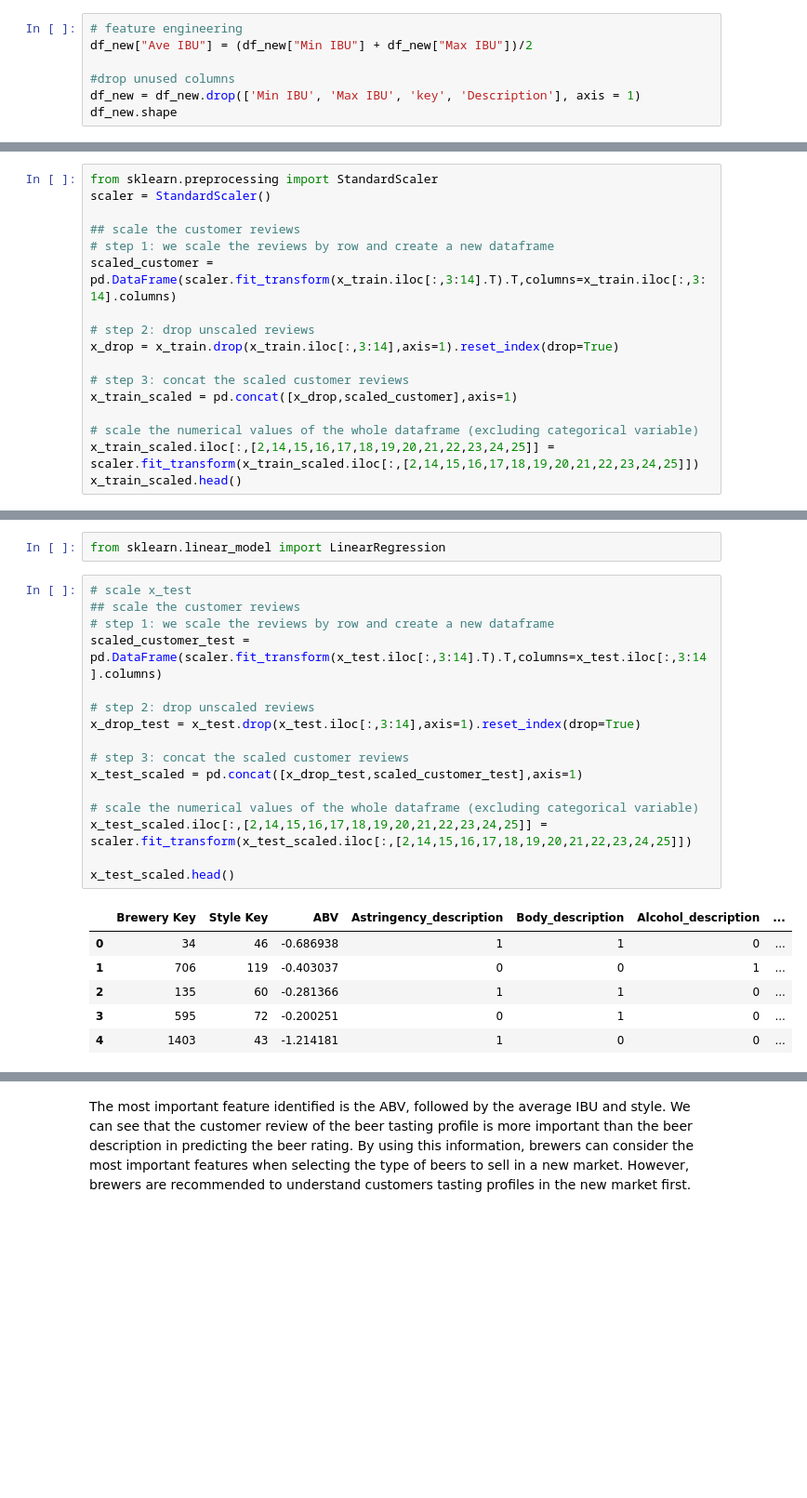
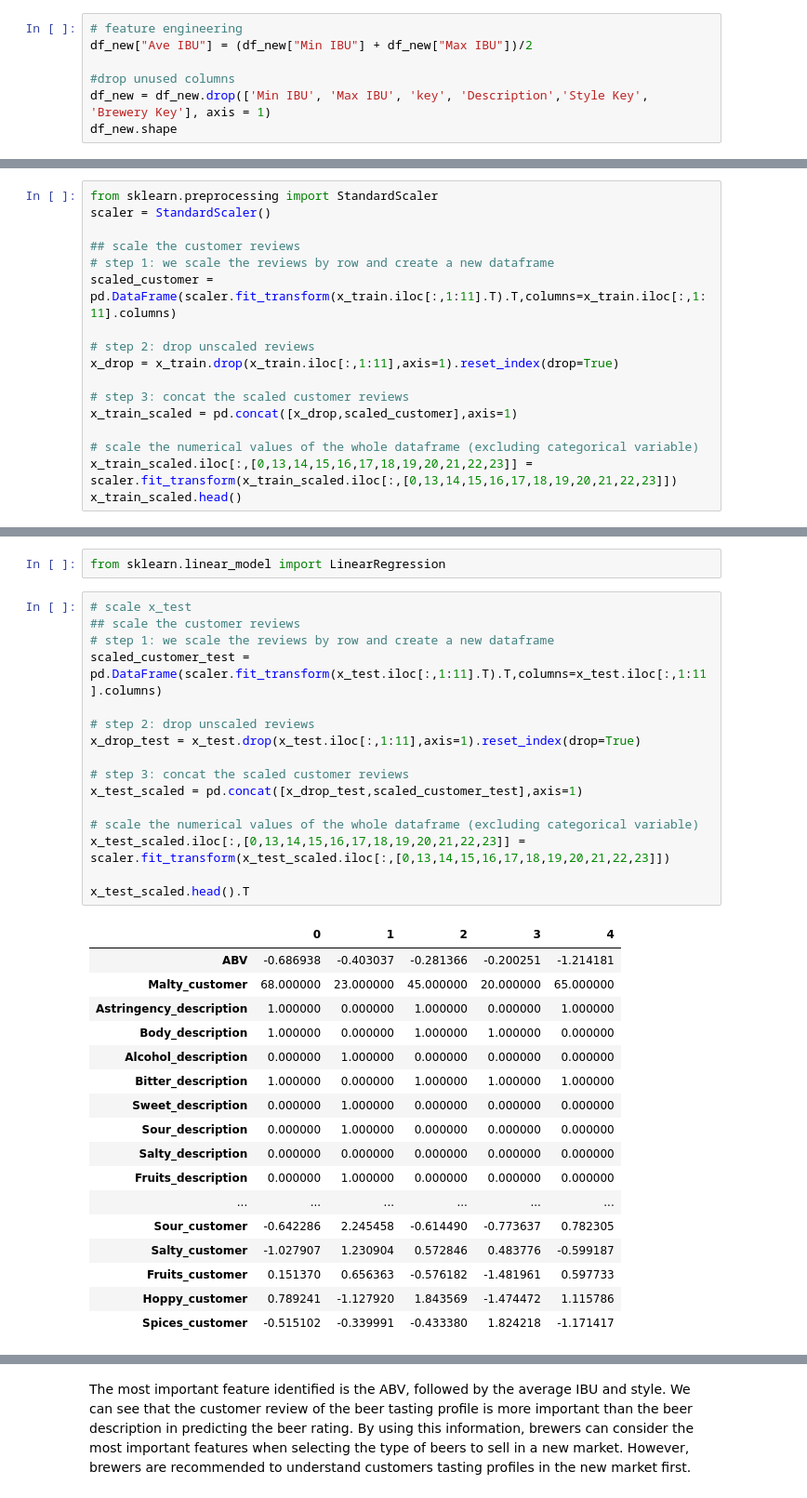
Before and after one commit to happysoymilk/beer_data_analysis, a Jupyter notebook: aml-fcp_regression.ipynb, the cells around one changed output, grey strips where cells are left out. Shown: that part at 93% size. Drawn from its saved outputs; the diff is of its cells as text; blank space fills up the shorter version.

```diff
--- a/aml-fcp_regression.ipynb
+++ b/aml-fcp_regression.ipynb
@@ -470,6 +57,6 @@ df_new.shape
 df_new["Ave IBU"] = (df_new["Min IBU"] + df_new["Max IBU"])/2
 
 #drop unused columns
-df_new = df_new.drop(['Min IBU', 'Max IBU', 'key', 'Description'], axis = 1)
+df_new = df_new.drop(['Min IBU', 'Max IBU', 'key', 'Description','Style Key', 'Brewery Key'], axis = 1)
 df_new.shape
 # %% [output]
@@ -506,15 +113,15 @@ scaler = StandardScaler()
 
 ## scale the customer reviews
 # step 1: we scale the reviews by row and create a new dataframe
-scaled_customer = pd.DataFrame(scaler.fit_transform(x_train.iloc[:,3:14].T).T,columns=x_train.iloc[:,3:14].columns)
+scaled_customer = pd.DataFrame(scaler.fit_transform(x_train.iloc[:,1:11].T).T,columns=x_train.iloc[:,1:11].columns)
 
 # step 2: drop unscaled reviews
-x_drop = x_train.drop(x_train.iloc[:,3:14],axis=1).reset_index(drop=True)
+x_drop = x_train.drop(x_train.iloc[:,1:11],axis=1).reset_index(drop=True)
 
 # step 3: concat the scaled customer reviews
 x_train_scaled = pd.concat([x_drop,scaled_customer],axis=1)
 
 # scale the numerical values of the whole dataframe (excluding categorical variable)
-x_train_scaled.iloc[:,[2,14,15,16,17,18,19,20,21,22,23,24,25]] = scaler.fit_transform(x_train_scaled.iloc[:,[2,14,15,16,17,18,19,20,21,22,23,24,25]])
+x_train_scaled.iloc[:,[0,13,14,15,16,17,18,19,20,21,22,23]] = scaler.fit_transform(x_train_scaled.iloc[:,[0,13,14,15,16,17,18,19,20,21,22,23]])
 x_train_scaled.head()
 # %% [output]
@@ -530,23 +137,34 @@ from sklearn.linear_model import LinearRegression
 # %%
 # scale x_test
 ## scale the customer reviews
 # step 1: we scale the reviews by row and create a new dataframe
-scaled_customer_test = pd.DataFrame(scaler.fit_transform(x_test.iloc[:,3:14].T).T,columns=x_test.iloc[:,3:14].columns)
+scaled_customer_test = pd.DataFrame(scaler.fit_transform(x_test.iloc[:,1:11].T).T,columns=x_test.iloc[:,1:11].columns)
 
 # step 2: drop unscaled reviews
-x_drop_test = x_test.drop(x_test.iloc[:,3:14],axis=1).reset_index(drop=True)
+x_drop_test = x_test.drop(x_test.iloc[:,1:11],axis=1).reset_index(drop=True)
 
 # step 3: concat the scaled customer reviews
 x_test_scaled = pd.concat([x_drop_test,scaled_customer_test],axis=1)
 
 # scale the numerical values of the whole dataframe (excluding categorical variable)
-x_test_scaled.iloc[:,[2,14,15,16,17,18,19,20,21,22,23,24,25]] = scaler.fit_transform(x_test_scaled.iloc[:,[2,14,15,16,17,18,19,20,21,22,23,24,25]])
+x_test_scaled.iloc[:,[0,13,14,15,16,17,18,19,20,21,22,23]] = scaler.fit_transform(x_test_scaled.iloc[:,[0,13,14,15,16,17,18,19,20,21,22,23]])
 
-x_test_scaled.head()
+x_test_scaled.head().T
 # %% [output]
-|  | Brewery Key | Style Key | ABV | Astringency_description | Body_description | Alcohol_description | ... |
-| 0 | 34 | 46 | -0.686938 | 1 | 1 | 0 | ... |
-| 1 | 706 | 119 | -0.403037 | 0 | 0 | 1 | ... |
-| 2 | 135 | 60 | -0.281366 | 1 | 1 | 0 | ... |
-| 3 | 595 | 72 | -0.200251 | 0 | 1 | 0 | ... |
-| 4 | 1403 | 43 | -1.214181 | 1 | 0 | 0 | ... |
+|  | 0 | 1 | 2 | 3 | 4 |
+| ABV | -0.686938 | -0.403037 | -0.281366 | -0.200251 | -1.214181 |
+| Malty_customer | 68.000000 | 23.000000 | 45.000000 | 20.000000 | 65.000000 |
+| Astringency_description | 1.000000 | 0.000000 | 1.000000 | 0.000000 | 1.000000 |
+| Body_description | 1.000000 | 0.000000 | 1.000000 | 1.000000 | 0.000000 |
+| Alcohol_description | 0.000000 | 1.000000 | 0.000000 | 0.000000 | 0.000000 |
+| Bitter_description | 1.000000 | 0.000000 | 1.000000 | 1.000000 | 1.000000 |
+| Sweet_description | 0.000000 | 1.000000 | 0.000000 | 0.000000 | 0.000000 |
+| Sour_description | 0.000000 | 1.000000 | 0.000000 | 0.000000 | 0.000000 |
+| Salty_description | 0.000000 | 0.000000 | 0.000000 | 0.000000 | 0.000000 |
+| Fruits_description | 0.000000 | 1.000000 | 0.000000 | 0.000000 | 0.000000 |
+| ... | ... | ... | ... | ... | ... |
+| Sour_customer | -0.642286 | 2.245458 | -0.614490 | -0.773637 | 0.782305 |
+| Salty_customer | -1.027907 | 1.230904 | 0.572846 | 0.483776 | -0.599187 |
+| Fruits_customer | 0.151370 | 0.656363 | -0.576182 | -1.481961 | 0.597733 |
+| Hoppy_customer | 0.789241 | -1.127920 | 1.843569 | -1.474472 | 1.115786 |
+| Spices_customer | -0.515102 | -0.339991 | -0.433380 | 1.824218 | -1.171417 |
```
Also changed, not shown: parts of 52 cells of this notebook.
